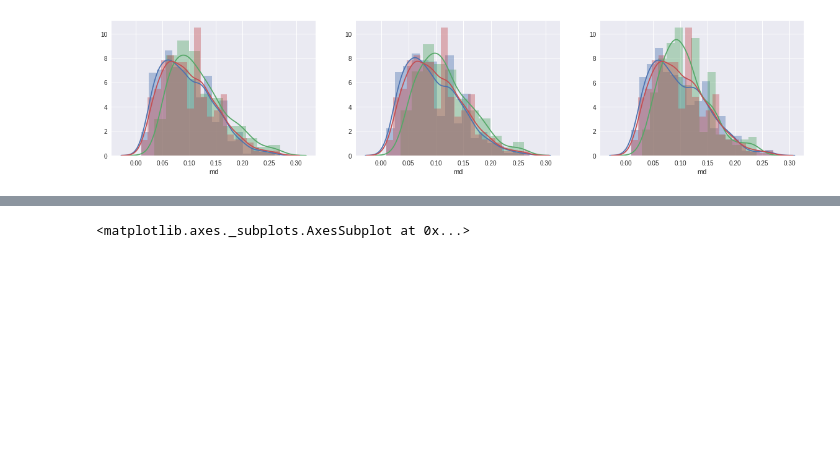
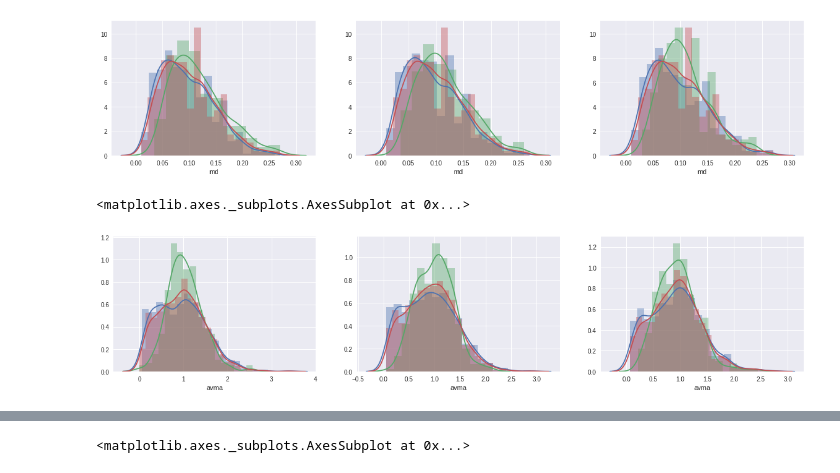
Before and after one commit to saint-germain/population_synthesis, a Jupyter notebook: tools/plots.ipynb, the cells around one changed output, grey strips where cells are left out. Saved outputs shown, nothing was run; the diff lists cells and outputs as text; code cells hidden in the pictures; blank space fills up the shorter version.

```diff
--- a/tools/plots.ipynb
+++ b/tools/plots.ipynb
@@ -87,15 +96,17 @@ dht=dh[~dh["gia"]]
 dng=dn[dn["gia"]]
 dlg=dl[dl["gia"]]
 dhg=dh[dh["gia"]]
+
+dn['logeff']=np.log10(dn.massefficiency)
+dl['logeff']=np.log10(dl.massefficiency)
+dh['logeff']=np.log10(dh.massefficiency)
 dng['logeff']=np.log10(dng.massefficiency)
 dlg['logeff']=np.log10(dlg.massefficiency)
 dhg['logeff']=np.log10(dhg.massefficiency)
 dnt['logeff']=np.log10(dnt.massefficiency)
 dlt['logeff']=np.log10(dlt.massefficiency)
 dht['logeff']=np.log10(dht.massefficiency)
-dn['logeff']=np.log10(dn.massefficiency)
-dl['logeff']=np.log10(dl.massefficiency)
-dh['logeff']=np.log10(dh.massefficiency)
+
 dn['logcom']=np.log10(dn.com)
 dl['logcom']=np.log10(dl.com)
 dh['logcom']=np.log10(dh.com)
@@ -105,6 +116,26 @@ dhg['logcom']=np.log10(dhg.com)
 dnt['logcom']=np.log10(dnt.com)
 dlt['logcom']=np.log10(dlt.com)
 dht['logcom']=np.log10(dht.com)
+
+
+
+dn['avma']=(dn.mtr/dn.nplanets)
+dl['avma']=(dl.mtr/dl.nplanets)
+dh['avma']=(dh.mtr/dh.nplanets)
+dng['avma']=(dng.mtr/dng.nplanets)
+dlg['avma']=(dlg.mtr/dlg.nplanets)
+dhg['avma']=(dhg.mtr/dhg.nplanets)
+dnt['avma']=(dnt.mtr/dnt.nplanets)
+dlt['avma']=(dlt.mtr/dlt.nplanets)
+dht['avma']=(dht.mtr/dht.nplanets)
+# %%
+dng['mgi']=(dng.massbudget-dng.mtr)
+dlg['mgi']=(dlg.massbudget-dlg.mtr)
+dhg['mgi']=(dhg.massbudget-dhg.mtr)
+
+dng['avmag']=(dng.massbudget-dng.mtr)/dng.ngi
+dlg['avmag']=(dlg.massbudget-dlg.mtr)/dlg.ngi
+dhg['avmag']=(dhg.massbudget-dhg.mtr)/dhg.ngi
 # %%
 # more giant planets if there are perturbations
 sns.distplot(dng.ngi)
@@ -252,3 +283,21 @@ sns.distplot(dh[var],ax=ax3)
 # %% [output]
 <matplotlib.axes._subplots.AxesSubplot at 0x...>
 [figure]
+# %%
+var='avma'
+fig=plt.figure(figsize=(20,4))
+ax1=fig.add_subplot(131)
+ax2=fig.add_subplot(132)
+ax3=fig.add_subplot(133)
+sns.distplot(dnt[var],ax=ax1)
+sns.distplot(dng[var],ax=ax1)
+sns.distplot(dn[var],ax=ax1)
+sns.distplot(dlt[var],ax=ax2)
+sns.distplot(dlg[var],ax=ax2)
+sns.distplot(dl[var],ax=ax2)
+sns.distplot(dht[var],ax=ax3)
+sns.distplot(dhg[var],ax=ax3)
+sns.distplot(dh[var],ax=ax3)
+# %% [output]
+<matplotlib.axes._subplots.AxesSubplot at 0x...>
+[figure, added]
```
Also changed, not shown: parts of 4 cells of this notebook, 1 other file.
